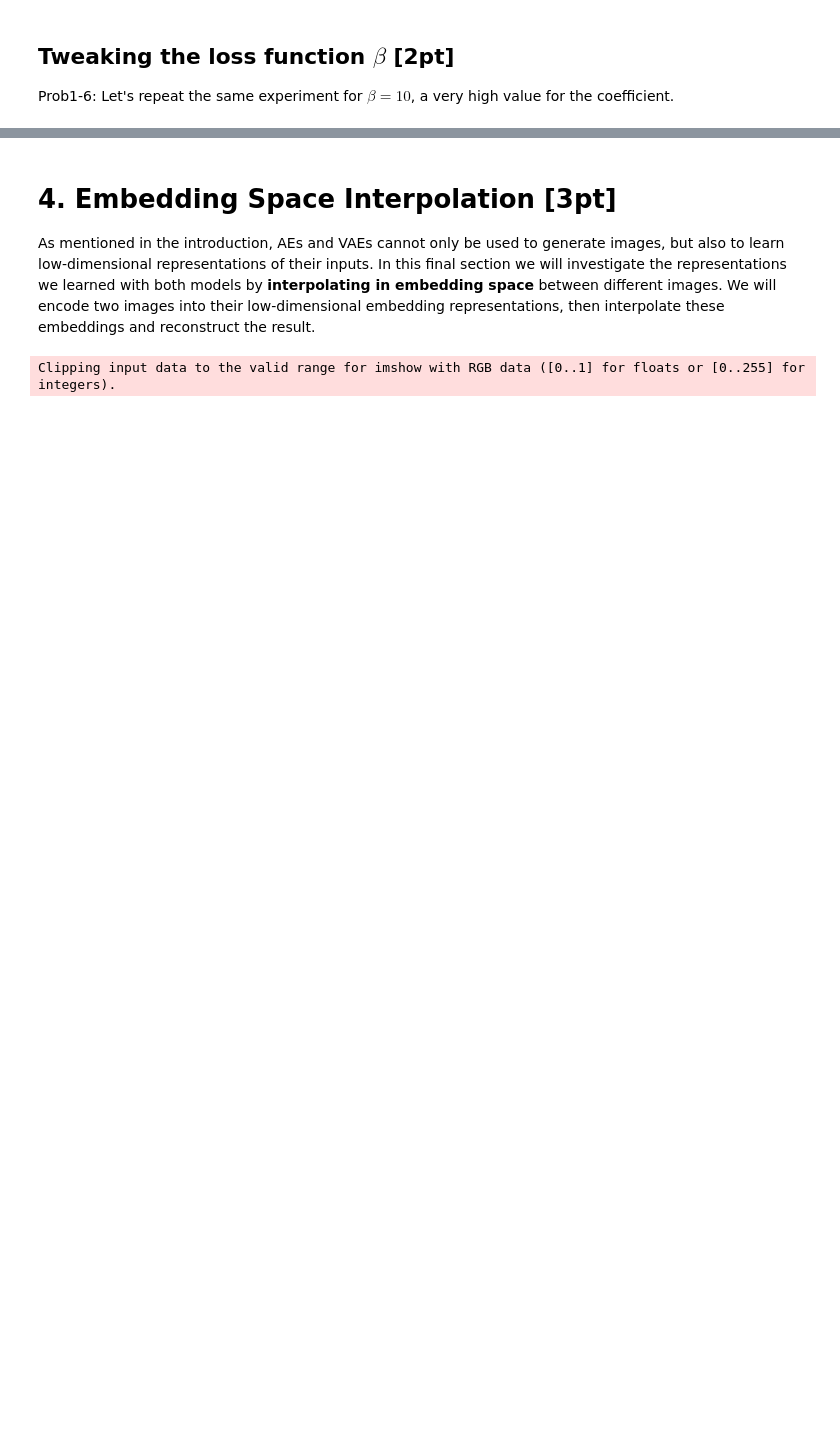
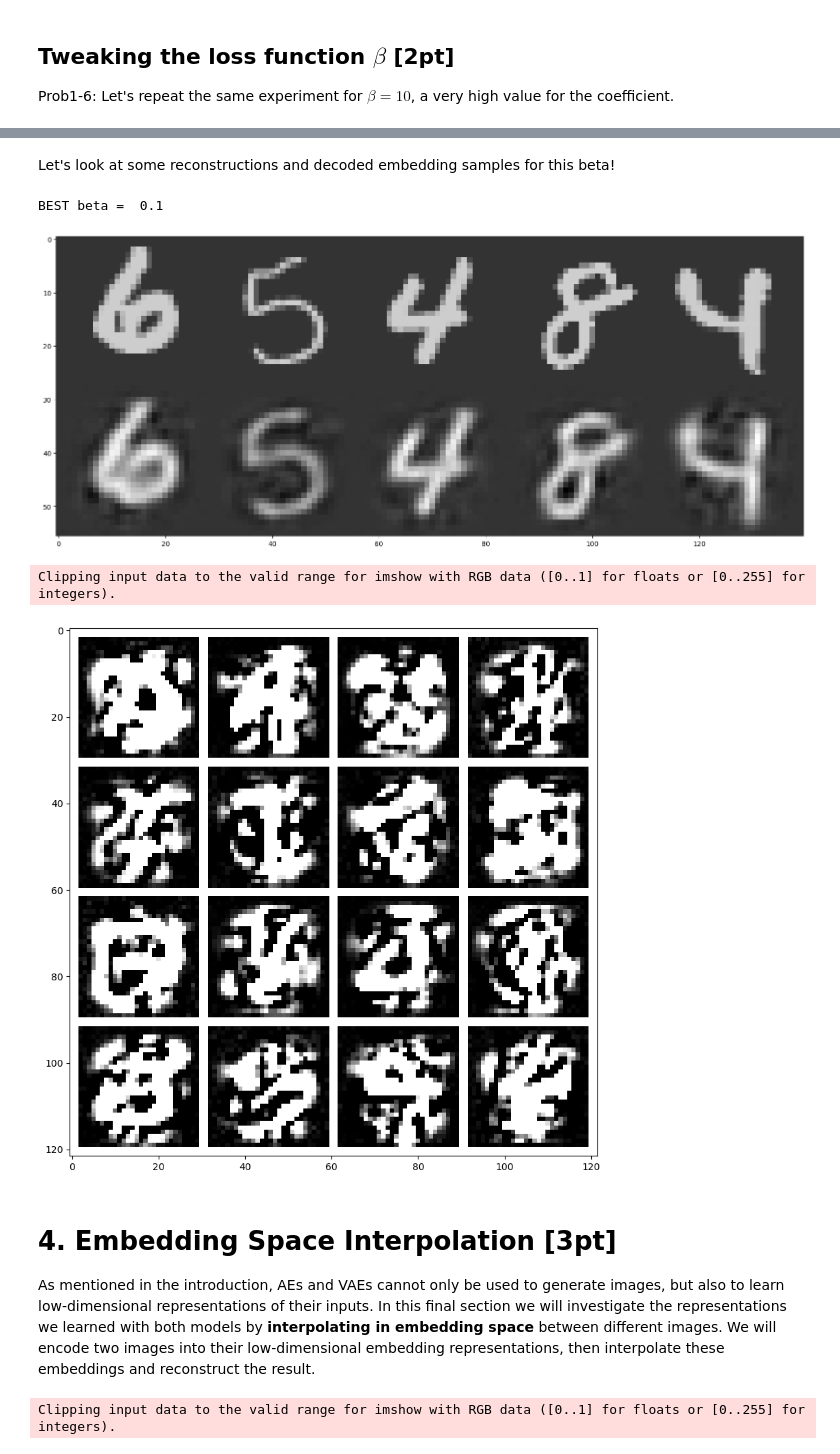
Before and after one commit to emanueltesfa/GAN-VAE, a Jupyter notebook: Problem1_VAE_v0.ipynb, the cells around one changed output, grey strips where cells are left out. Saved outputs shown, nothing was run; the diff lists cells and outputs as text; code cells hidden in the pictures; blank space fills up the shorter version.

```diff
--- a/Problem1_VAE_v0.ipynb
+++ b/Problem1_VAE_v0.ipynb
@@ -809,3 +781,15 @@ Done!
+# %% [markdown]
+Let's look at some reconstructions and decoded embedding samples for this beta!
+# %%
+# [OPTIONAL] visualize VAE reconstructions and samples from the generative model
+print("BEST beta = ", beta)
+vis_reconstruction(vae_model, randomize=True)
+vis_samples(vae_model)
+# %% [output]
+BEST beta =  0.1
+[figure, added]
+Clipping input data to the valid range for imshow with RGB data ([0..1] for floats or [0..255] for integers).
+[figure, added]
 # %% [markdown]
 # 4. Embedding Space Interpolation [3pt]
 
```
Also changed, not shown: parts of 17 cells of this notebook, 1 other file.
